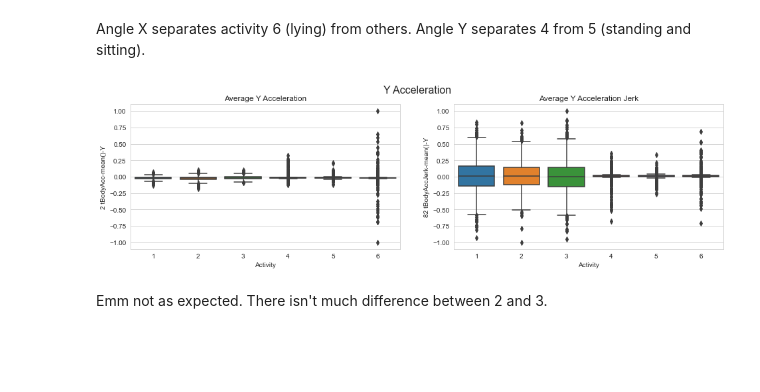
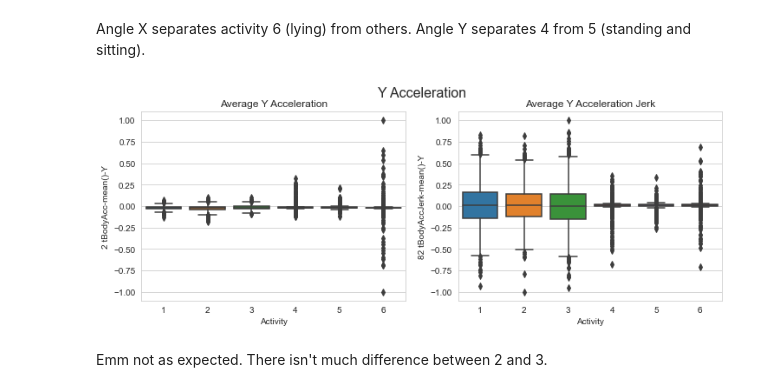
Before and after one commit to lohQ/hac-notebook, a Jupyter notebook: QY_Notebook.ipynb, the cells around one changed output. Cells and saved outputs as stored; diff of their text form; code cells hidden in the pictures; blank space fills up the shorter version.

```diff
--- a/QY_Notebook.ipynb
+++ b/QY_Notebook.ipynb
@@ -81,9 +81,9 @@ We have 0 NaN/Null values in train
 We have 0 NaN/Null values in test
 # %%
 import matplotlib.pyplot as plt
-import seaborn as sb
+import seaborn as sns
 
-sb.set_style('whitegrid')
+sns.set_style('whitegrid')
 # %%
 plt.figure(figsize=(16,8))
 plt.title('Data provided by each user', fontsize=20)
@@ -150,16 +150,16 @@ Angle X separates activity 6 (lying) from others. Angle Y separates 4 from 5 (st
 # %%
 # walking downstairs should have different gravitational direction from walking upstairs
 
-fig, axes = plt.subplots(1, 2, figsize=(16,4))
+fig, axes = plt.subplots(1, 2, figsize=(12,4))
 fig.suptitle('Y Acceleration', fontsize=16)
-sb.boxplot(ax=axes[0], x="Activity", y="2 tBodyAcc-mean()-Y", data=train)
+sns.boxplot(ax=axes[0], x="Activity", y="2 tBodyAcc-mean()-Y", data=train)
 axes[0].set_title('Average Y Acceleration')
-sb.boxplot(ax=axes[1], x="Activity", y="82 tBodyAccJerk-mean()-Y", data=train)
+sns.boxplot(ax=axes[1], x="Activity", y="82 tBodyAccJerk-mean()-Y", data=train)
 axes[1].set_title('Average Y Acceleration Jerk')
 
 fig.show()
 # %% [output]
-[figure, old version]
+[figure, new version]
 # %% [markdown]
 Emm not as expected. There isn't much difference between 2 and 3.
 # %% [markdown]
```
Also changed, not shown: parts of 26 cells of this notebook, 1 other file.
